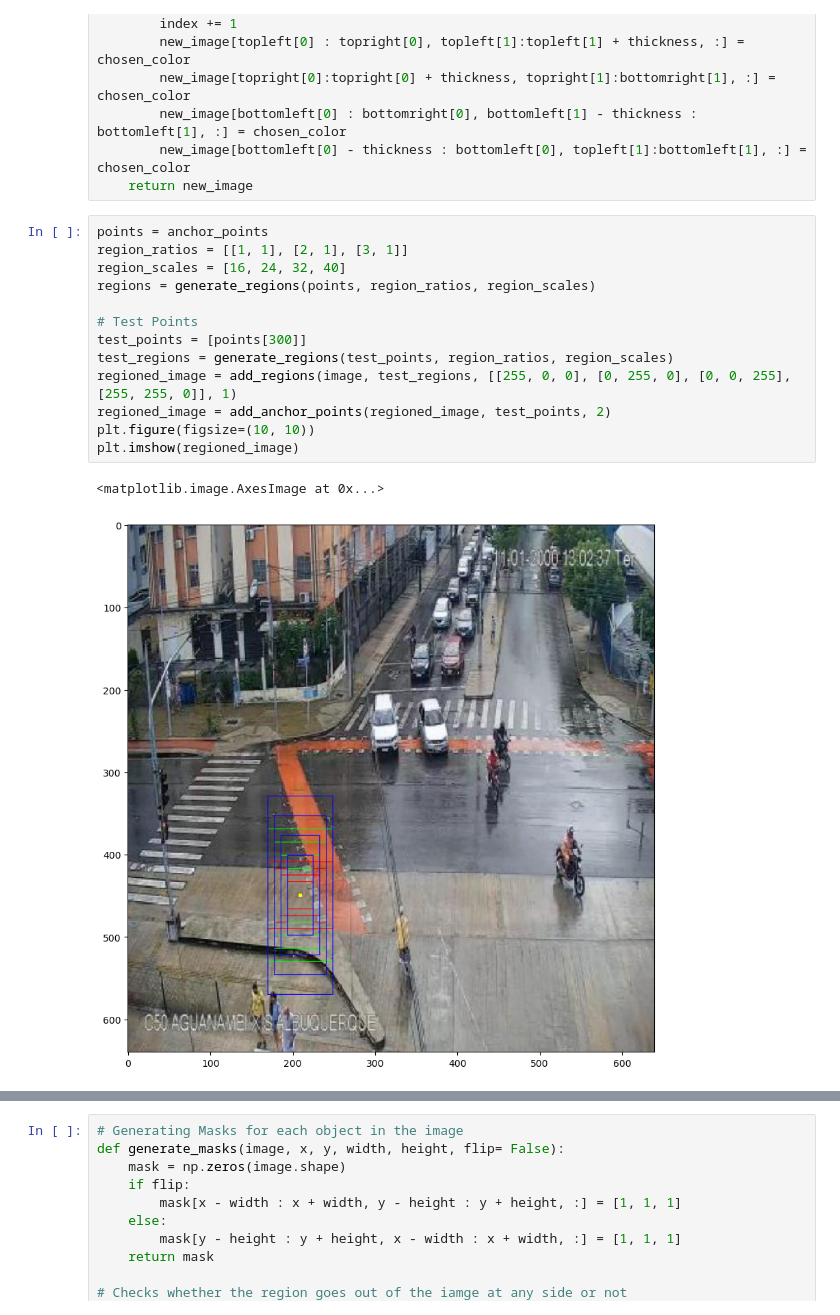
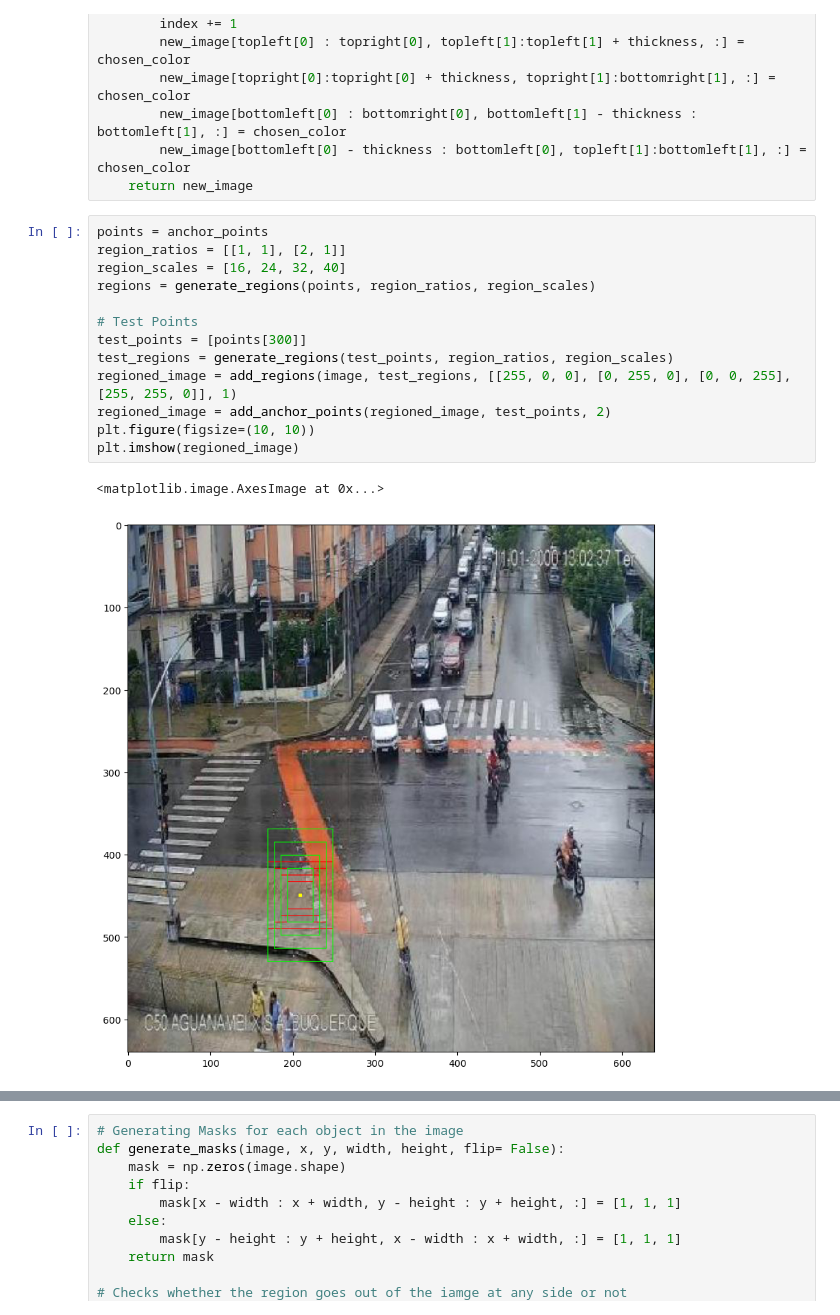
Before and after one commit to AsimWattoo/Traffic_Object_Detection_TensorFlow, a Jupyter notebook: RegionProposalNetwork.ipynb, the cells around one changed output, grey strips where cells are left out. Drawn from its saved outputs; the diff is of its cells as text.

```diff
--- a/RegionProposalNetwork.ipynb
+++ b/RegionProposalNetwork.ipynb
@@ -150,20 +152,20 @@ def add_regions(image, regions, color=[0, 0, 0], thickness = 1):
     return new_image
 # %%
 points = anchor_points
-region_ratios = [[1, 1], [2, 1], [3, 1]]
+region_ratios = [[1, 1], [2, 1]]
 region_scales = [16, 24, 32, 40]
 regions = generate_regions(points, region_ratios, region_scales)
 
 # Test Points
 test_points = [points[300]]
 test_regions = generate_regions(test_points, region_ratios, region_scales)
 regioned_image = add_regions(image, test_regions, [[255, 0, 0], [0, 255, 0], [0, 0, 255], [255, 255, 0]], 1)
 regioned_image = add_anchor_points(regioned_image, test_points, 2)
 plt.figure(figsize=(10, 10))
 plt.imshow(regioned_image)
 # %% [output]
 <matplotlib.image.AxesImage at 0x...>
-[figure, old version]
+[figure, new version]
 # %%
 print(f'Anchor Points: {len(anchor_points)}')
 print(f'Regions: {len(regions)}')
```
Also changed, not shown: parts of 13 cells of this notebook.
